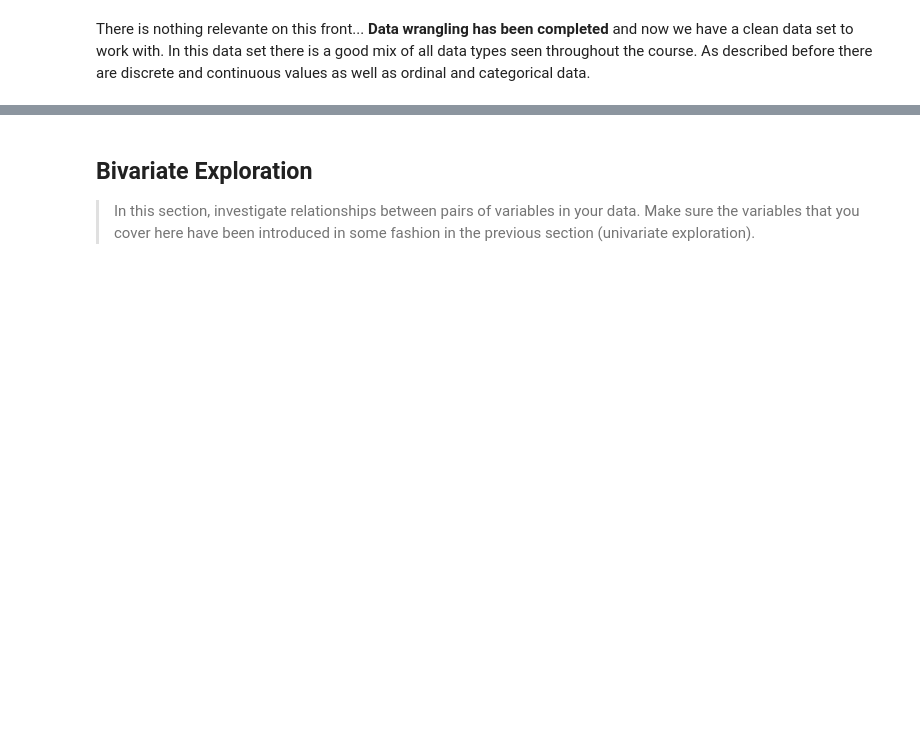
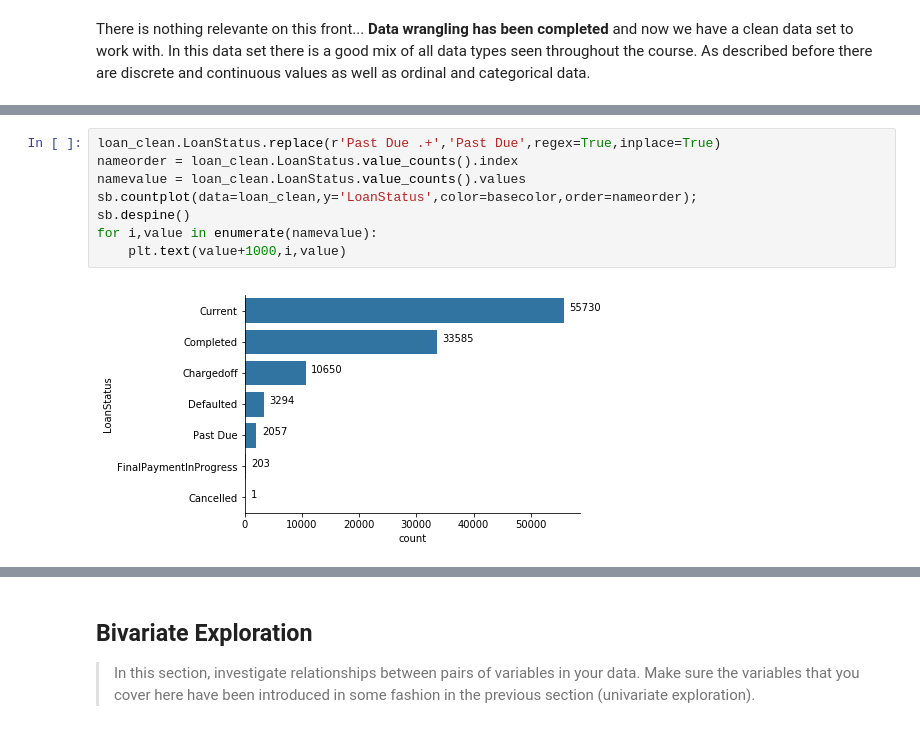
Before and after one commit to aleromar/LoanDataVisuals, a Jupyter notebook: exploration_template.ipynb, the cells around one changed output, grey strips where cells are left out. Saved outputs shown, nothing was run; the diff lists cells and outputs as text; blank space fills up the shorter version.

```diff
--- a/exploration_template.ipynb
+++ b/exploration_template.ipynb
@@ -392,0 +462,10 @@ you plan on investigating next.
+# %%
+loan_clean.LoanStatus.replace(r'Past Due .+','Past Due',regex=True,inplace=True)
+nameorder = loan_clean.LoanStatus.value_counts().index
+namevalue = loan_clean.LoanStatus.value_counts().values
+sb.countplot(data=loan_clean,y='LoanStatus',color=basecolor,order=nameorder);
+sb.despine()
+for i,value in enumerate(namevalue):
+    plt.text(value+1000,i,value)
+# %% [output]
+[figure, added]
```
Also changed, not shown: parts of 79 cells of this notebook.
